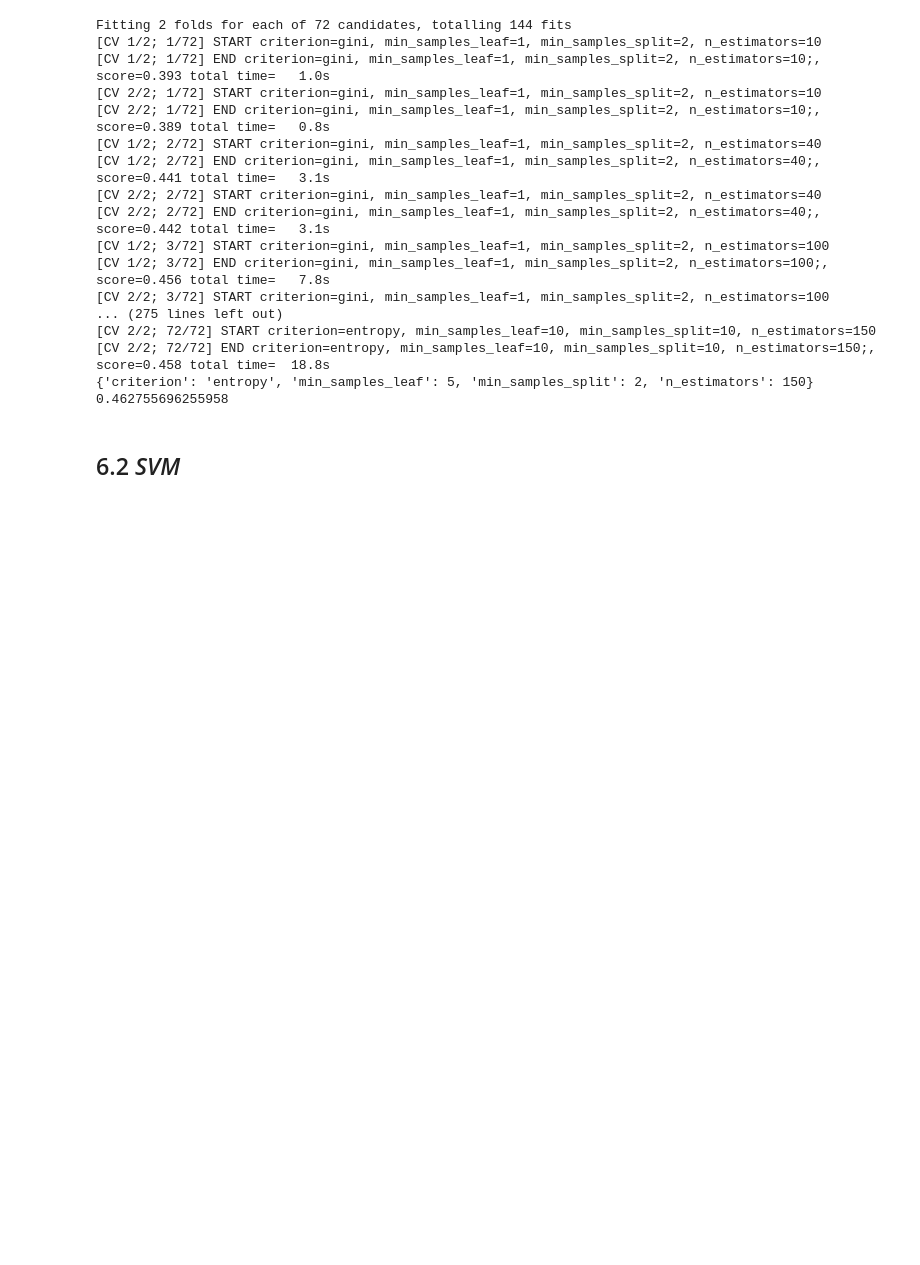
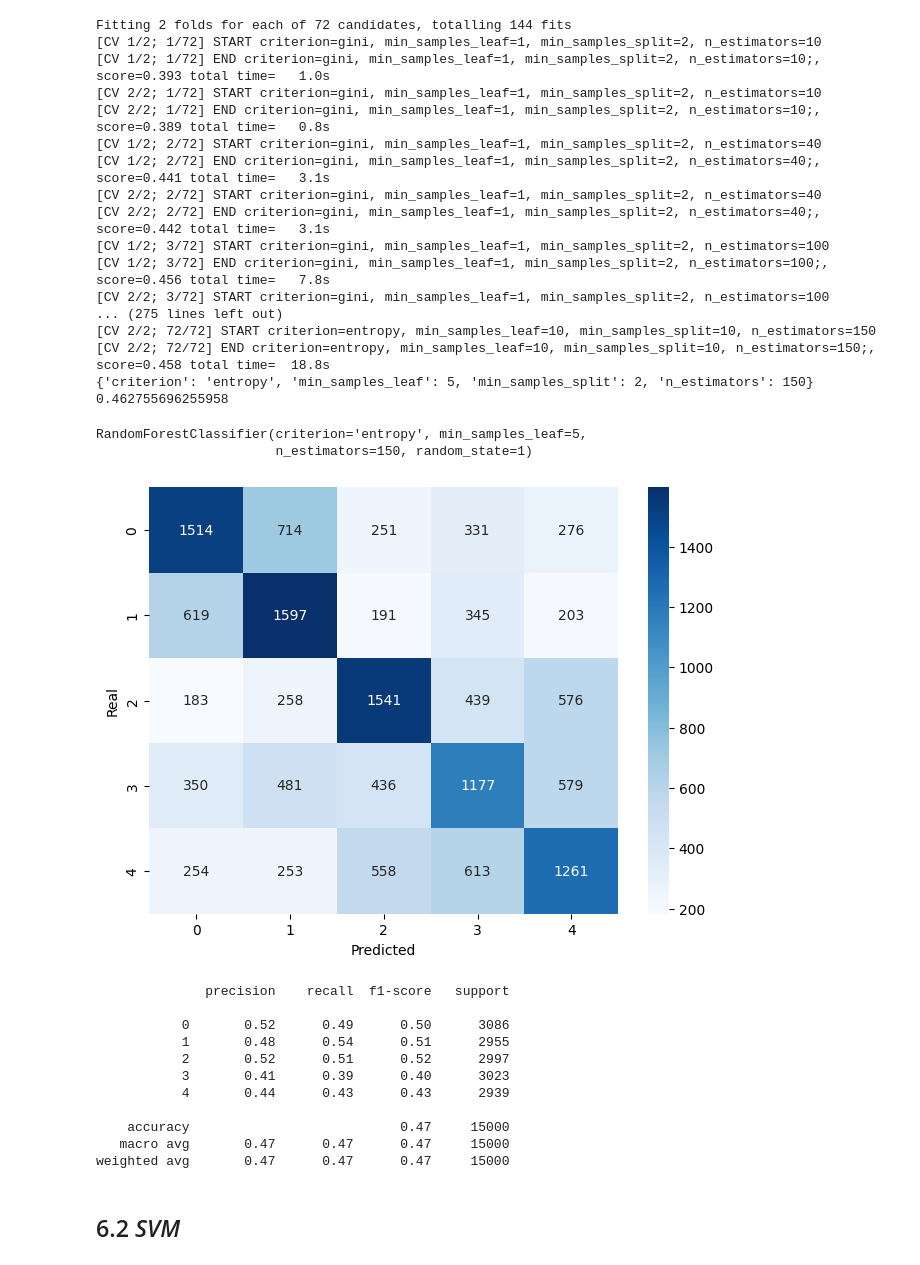
Before and after one commit to rodrigomedeiros92-code/case_study_FIESC, a Jupyter notebook: AI_processing/modeling.ipynb, the cells around one changed output. Cells and saved outputs as stored; diff of their text form; code cells hidden in the pictures; blank space fills up the shorter version.

```diff
--- a/AI_processing/modeling.ipynb
+++ b/AI_processing/modeling.ipynb
@@ -524,6 +504,36 @@ Fitting 2 folds for each of 72 candidates, totalling 144 fits
 [CV 2/2; 72/72] END criterion=entropy, min_samples_leaf=10, min_samples_split=10, n_estimators=150;, score=0.458 total time=  18.8s
 {'criterion': 'entropy', 'min_samples_leaf': 5, 'min_samples_split': 2, 'n_estimators': 150}
 0.462755696255958
+# %%
+random_forest = RandomForestClassifier(criterion = 'entropy', min_samples_leaf = 5, min_samples_split=2, n_estimators = 150, random_state=1)
+random_forest.fit(X_train, y_train)
+# %% [output]
+RandomForestClassifier(criterion='entropy', min_samples_leaf=5,
+                       n_estimators=150, random_state=1)
+# %%
+y_pred = random_forest.predict(X_test)
+cm = confusion_matrix(y_test, y_pred)
+
+sns.heatmap(cm, annot=True, fmt='d', cmap='Blues')
+plt.tight_layout()
+plt.ylabel("Real")
+plt.xlabel("Predicted")
+plt.show()
+
+print(classification_report(y_test, y_pred))
+# %% [output]
+[figure, added]
+              precision    recall  f1-score   support
+
+           0       0.52      0.49      0.50      3086
+           1       0.48      0.54      0.51      2955
+           2       0.52      0.51      0.52      2997
+           3       0.41      0.39      0.40      3023
+           4       0.44      0.43      0.43      2939
+
+    accuracy                           0.47     15000
+   macro avg       0.47      0.47      0.47     15000
+weighted avg       0.47      0.47      0.47     15000
 # %% [markdown]
 ## 6.2 *SVM*
 # %%
```
Also changed, not shown: parts of 20 cells of this notebook, 1 other file.
